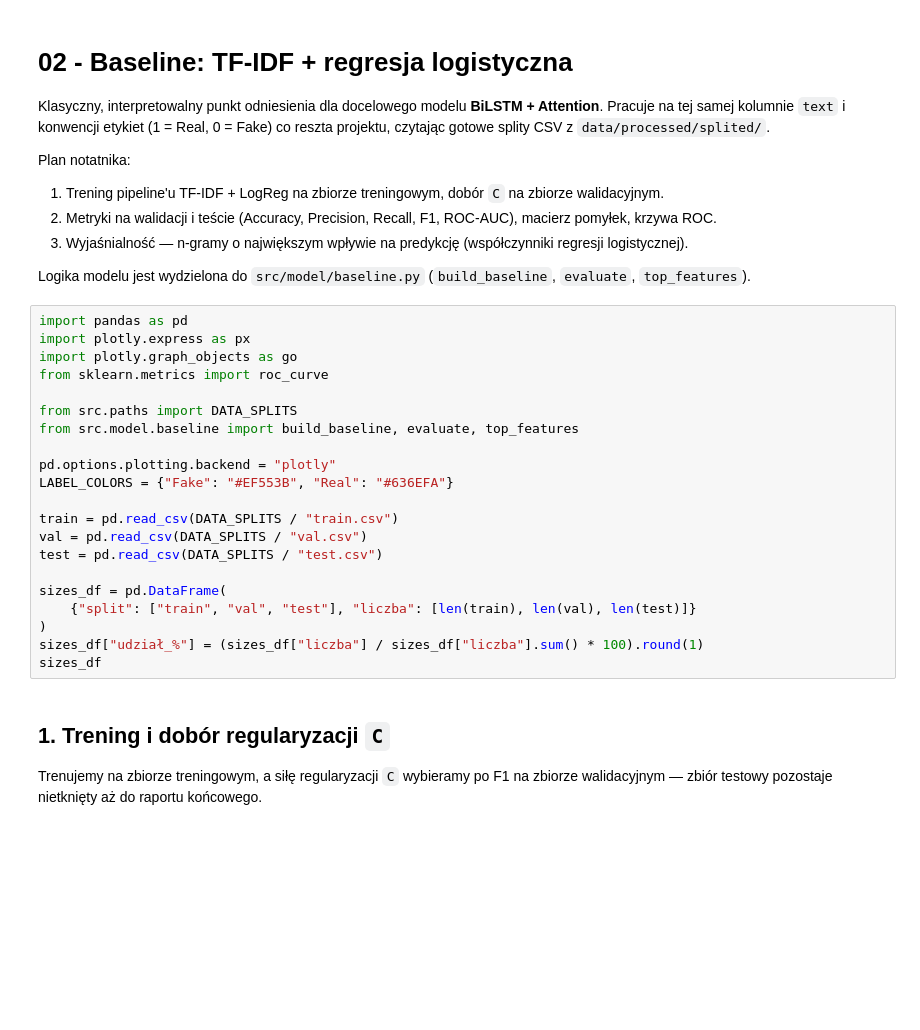
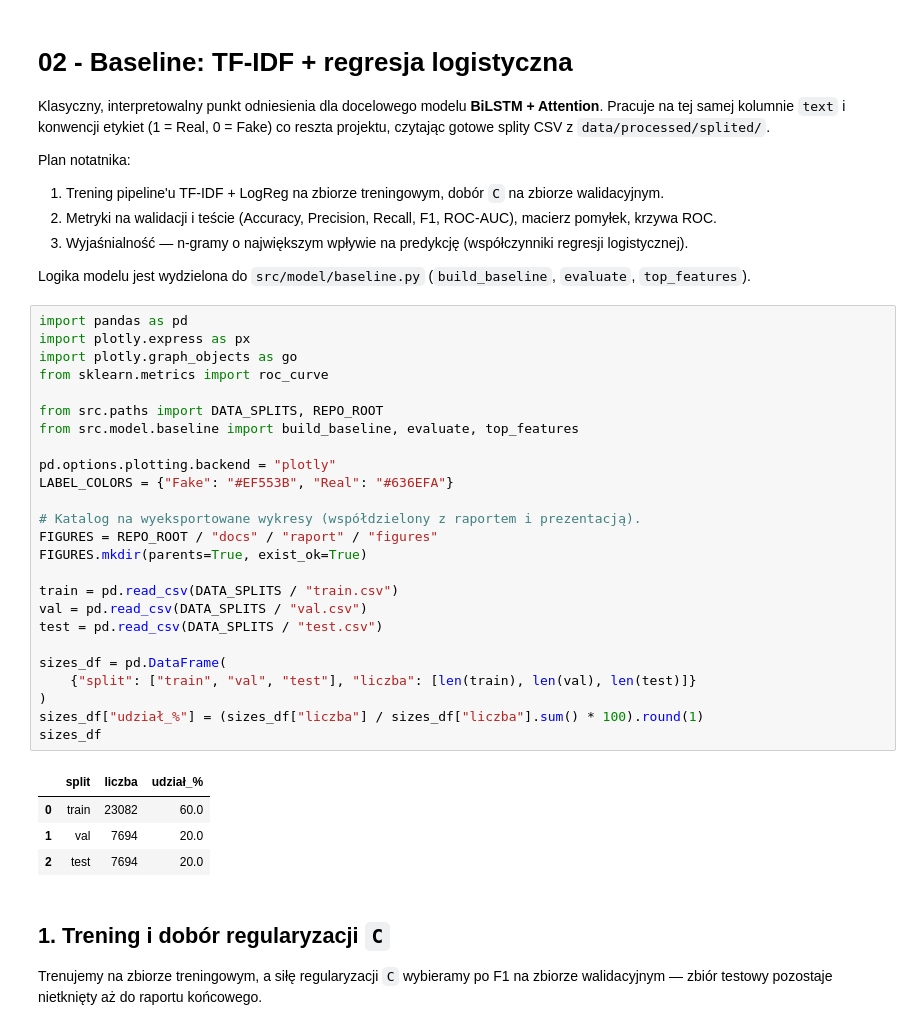
Before and after one commit to aoleszkiewicz/factlens, a Jupyter notebook: notebooks/report/02_baseline_tfidf_lr.ipynb, the cells around one changed output. Saved outputs shown, nothing was run; the diff lists cells and outputs as text; blank space fills up the shorter version.

```diff
--- a/notebooks/report/02_baseline_tfidf_lr.ipynb
+++ b/notebooks/report/02_baseline_tfidf_lr.ipynb
@@ -12,24 +12,33 @@ Logika modelu jest wydzielona do `src/model/baseline.py` (`build_baseline`, `eva
 # %%
 import pandas as pd
 import plotly.express as px
 import plotly.graph_objects as go
 from sklearn.metrics import roc_curve
 
-from src.paths import DATA_SPLITS
+from src.paths import DATA_SPLITS, REPO_ROOT
 from src.model.baseline import build_baseline, evaluate, top_features
 
 pd.options.plotting.backend = "plotly"
 LABEL_COLORS = {"Fake": "#EF553B", "Real": "#636EFA"}
+
+# Katalog na wyeksportowane wykresy (współdzielony z raportem i prezentacją).
+FIGURES = REPO_ROOT / "docs" / "raport" / "figures"
+FIGURES.mkdir(parents=True, exist_ok=True)
 
 train = pd.read_csv(DATA_SPLITS / "train.csv")
 val = pd.read_csv(DATA_SPLITS / "val.csv")
 test = pd.read_csv(DATA_SPLITS / "test.csv")
 
 sizes_df = pd.DataFrame(
     {"split": ["train", "val", "test"], "liczba": [len(train), len(val), len(test)]}
 )
 sizes_df["udział_%"] = (sizes_df["liczba"] / sizes_df["liczba"].sum() * 100).round(1)
 sizes_df
+# %% [output]
+|  | split | liczba | udział_% |
+| 0 | train | 23082 | 60.0 |
+| 1 | val | 7694 | 20.0 |
+| 2 | test | 7694 | 20.0 |
 # %% [markdown]
 ## 1. Trening i dobór regularyzacji `C`
 
```
Also changed, not shown: parts of 5 cells of this notebook, 26 other files.
